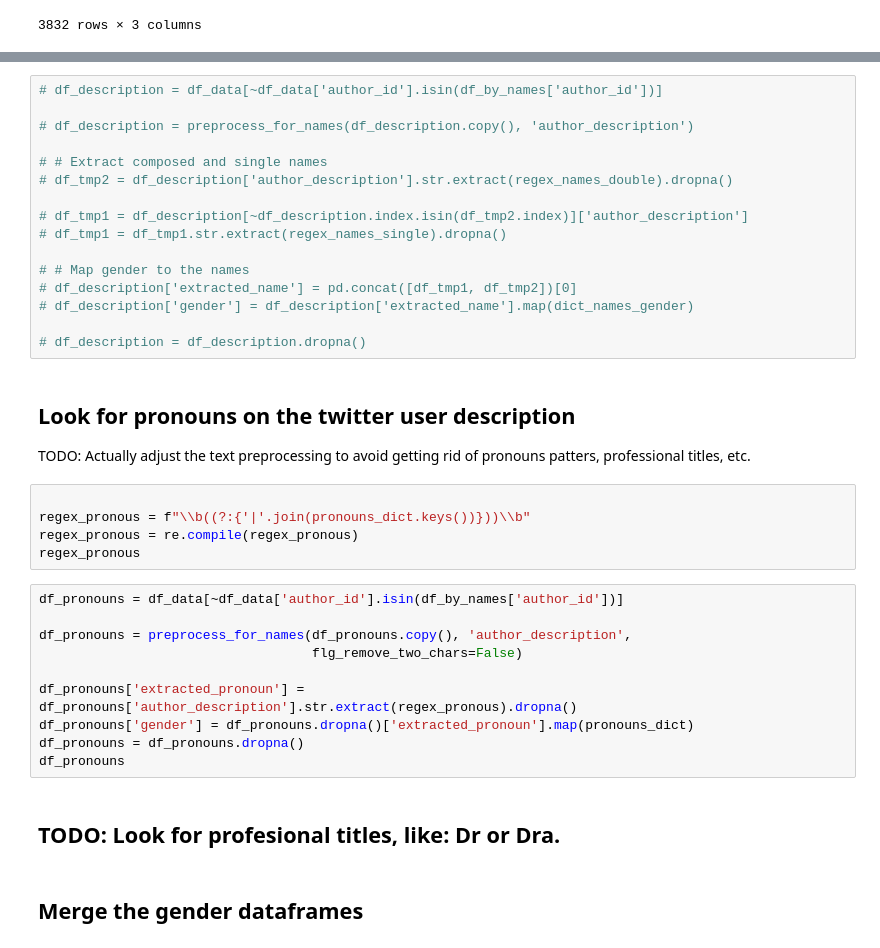
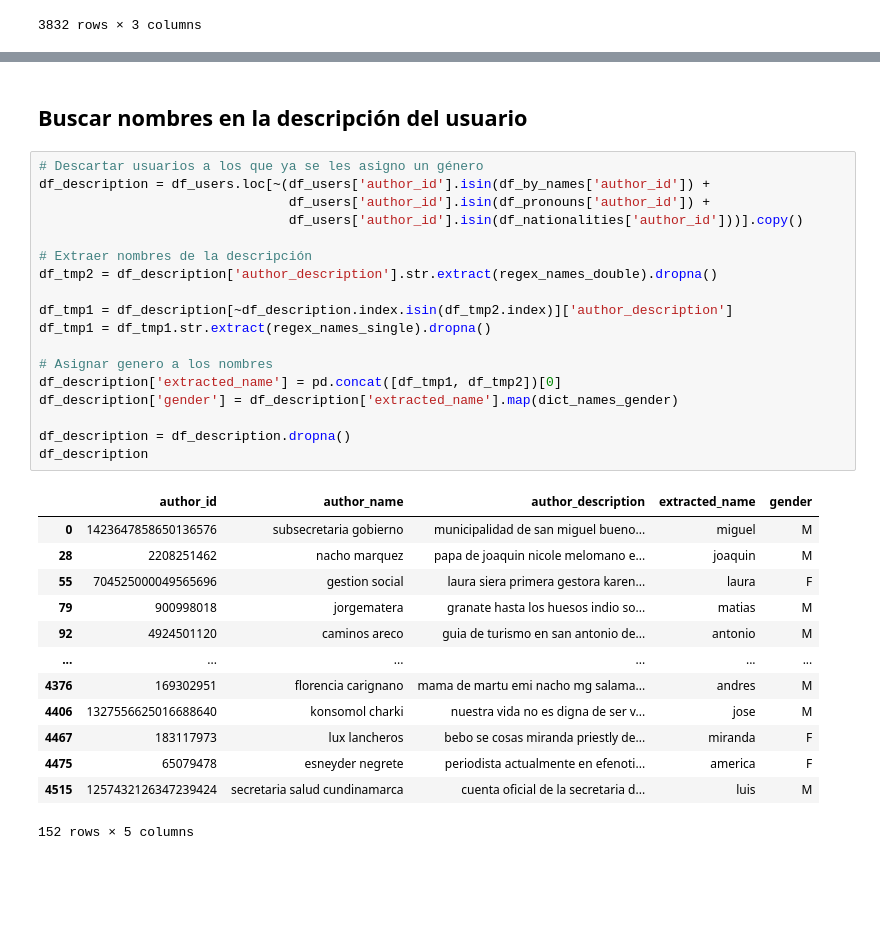
Before and after one commit to Entropia-AI/Workshop_2_Migracion, a Jupyter notebook: twitter/4_Asignar_Genero.ipynb, the cells around one changed output, grey strips where cells are left out. Drawn from its saved outputs; the diff is of its cells as text; blank space fills up the shorter version.

```diff
--- a/twitter/4_Asignar_Genero.ipynb
+++ b/twitter/4_Asignar_Genero.ipynb
@@ -208,39 +294,34 @@ TODO: To make a reliable search on the description field, first the official acc
+# %% [markdown]
+## Buscar nombres en la descripción del usuario
 # %%
-# df_description = df_data[~df_data['author_id'].isin(df_by_names['author_id'])]
+# Descartar usuarios a los que ya se les asigno un género
+df_description = df_users.loc[~(df_users['author_id'].isin(df_by_names['author_id']) +
+                                df_users['author_id'].isin(df_pronouns['author_id']) +
+                                df_users['author_id'].isin(df_nationalities['author_id']))].copy()
 
-# df_description = preprocess_for_names(df_description.copy(), 'author_description')
+# Extraer nombres de la descripción
+df_tmp2 = df_description['author_description'].str.extract(regex_names_double).dropna()
 
-# # Extract composed and single names
-# df_tmp2 = df_description['author_description'].str.extract(regex_names_double).dropna()
+df_tmp1 = df_description[~df_description.index.isin(df_tmp2.index)]['author_description']
+df_tmp1 = df_tmp1.str.extract(regex_names_single).dropna()
 
-# df_tmp1 = df_description[~df_description.index.isin(df_tmp2.index)]['author_description']
-# df_tmp1 = df_tmp1.str.extract(regex_names_single).dropna()
+# Asignar genero a los nombres
+df_description['extracted_name'] = pd.concat([df_tmp1, df_tmp2])[0]
+df_description['gender'] = df_description['extracted_name'].map(dict_names_gender)
 
-# # Map gender to the names
-# df_description['extracted_name'] = pd.concat([df_tmp1, df_tmp2])[0]
-# df_description['gender'] = df_description['extracted_name'].map(dict_names_gender)
-
-# df_description = df_description.dropna()
+df_description = df_description.dropna()
+df_description
+# %% [output]
+|  | author_id | author_name | author_description | extracted_name | gender |
+| 0 | 1423647858650136576 | subsecretaria gobierno | municipalidad de san miguel bueno... | miguel | M |
+| 28 | 2208251462 | nacho marquez | papa de joaquin nicole melomano e... | joaquin | M |
+| 55 | 704525000049565696 | gestion social | laura siera primera gestora karen... | laura | F |
+| 79 | 900998018 | jorgematera | granate hasta los huesos indio so... | matias | M |
+| 92 | 4924501120 | caminos areco | guia de turismo en san antonio de... | antonio | M |
+| ... | ... | ... | ... | ... | ... |
+| 4376 | 169302951 | florencia carignano | mama de martu emi nacho mg salama... | andres | M |
+| 4406 | 1327556625016688640 | konsomol charki | nuestra vida no es digna de ser v... | jose | M |
+| 4467 | 183117973 | lux lancheros | bebo se cosas miranda priestly de... | miranda | F |
+| 4475 | 65079478 | esneyder negrete | periodista actualmente en efenoti... | america | F |
+| 4515 | 1257432126347239424 | secretaria salud cundinamarca | cuenta oficial de la secretaria d... | luis | M |
+152 rows × 5 columns
-# %% [markdown]
-## Look for pronouns on the twitter user description
-
-TODO: Actually adjust the text preprocessing to avoid getting rid of pronouns patters, professional titles, etc.
-# %%
-
-regex_pronous = f"\\b((?:{'|'.join(pronouns_dict.keys())}))\\b"
-regex_pronous = re.compile(regex_pronous)
-regex_pronous
-# %%
-df_pronouns = df_data[~df_data['author_id'].isin(df_by_names['author_id'])]
-
-df_pronouns = preprocess_for_names(df_pronouns.copy(), 'author_description',
-                                   flg_remove_two_chars=False)
-
-df_pronouns['extracted_pronoun'] = df_pronouns['author_description'].str.extract(regex_pronous).dropna()
-df_pronouns['gender'] = df_pronouns.dropna()['extracted_pronoun'].map(pronouns_dict)
-df_pronouns = df_pronouns.dropna()
-df_pronouns
-# %% [markdown]
-## TODO: Look for profesional titles, like: Dr or Dra.
-# %% [markdown]
-## Merge the gender dataframes
```
Also changed, not shown: parts of 22 cells of this notebook.
